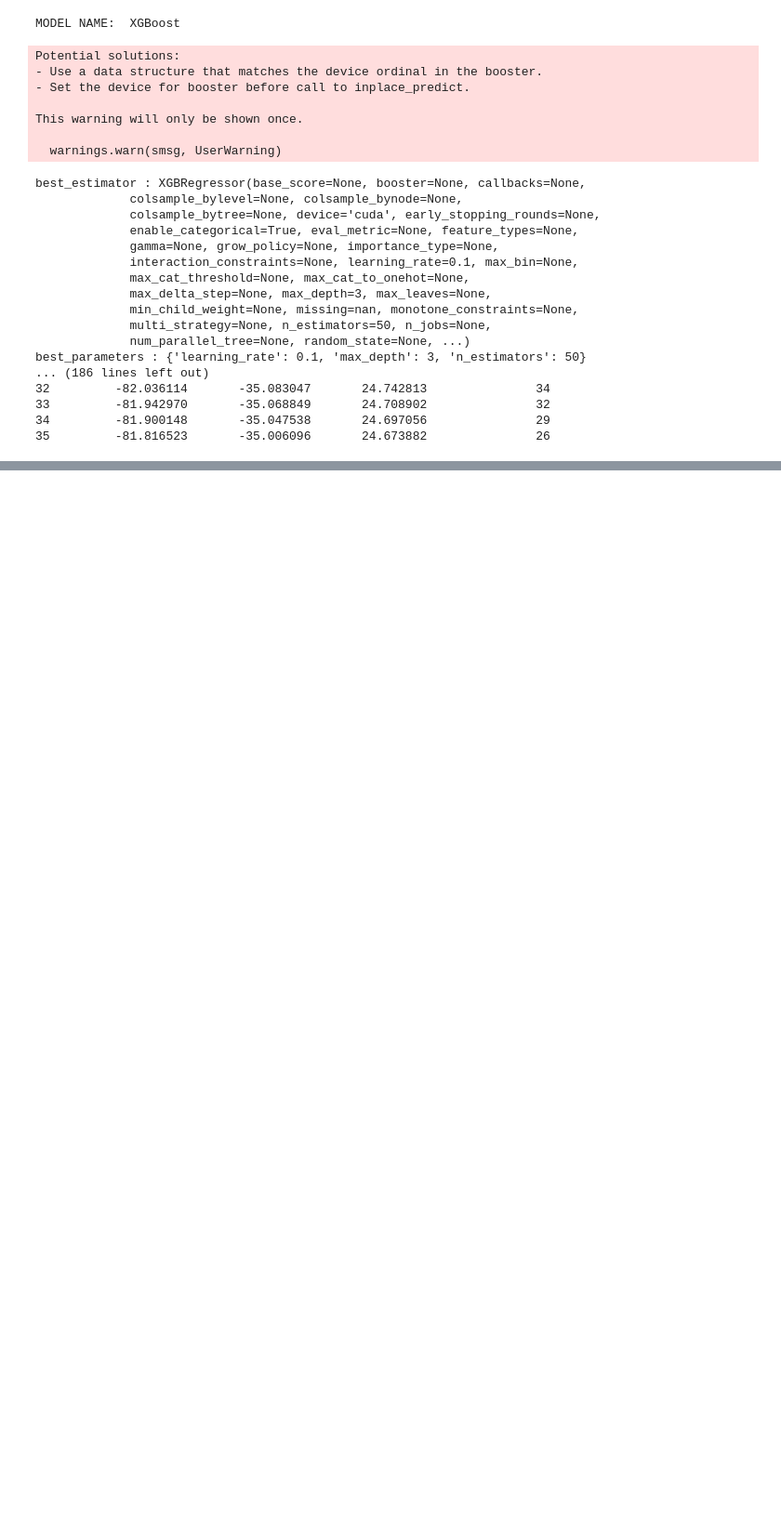
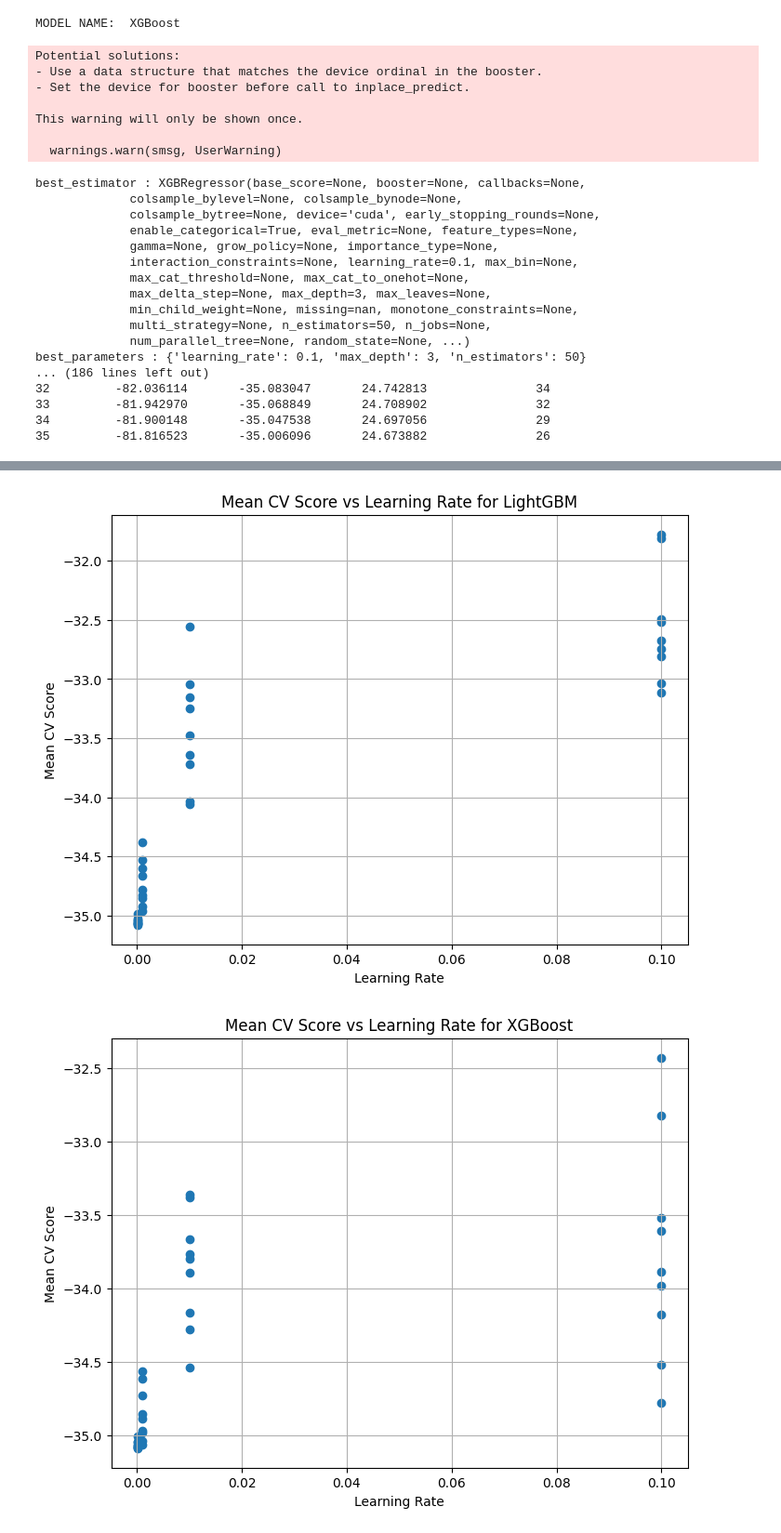
Before and after one commit to pushkarsathe89/na-erdos-fellows-monorepo, a Jupyter notebook: notebooks/plankton_patrol_ChespeakeBayProject-merged_all.ipynb, the cells around one changed output, grey strips where cells are left out. Shown at 93% size. Drawn from its saved outputs; the diff is of its cells as text; code cells hidden in the pictures; blank space fills up the shorter version.

Commit message:
Final update with results

```diff
--- a/notebooks/plankton_patrol_ChespeakeBayProject-merged_all.ipynb
+++ b/notebooks/plankton_patrol_ChespeakeBayProject-merged_all.ipynb
@@ -466,0 +534,16 @@ Using 133422 background data samples could cause slower run times. Consider usin
+# %%
+# Example for XGBoost (repeat for other models)
+for model_name in model_names[:-1]:
+    cv_results_xgb = all_best_models[model_name]['cv_results']
+    param_name = 'param_learning_rate'  # Use a different parameter name based on your grid search
+
+    plt.figure(figsize=(8, 6))
+    plt.scatter(cv_results_xgb[param_name], cv_results_xgb['mean_test_score'], marker='o')
+    plt.xlabel('Learning Rate')
+    plt.ylabel('Mean CV Score')
+    plt.title(f'Mean CV Score vs Learning Rate for {model_name}')
+    plt.grid(True)
+    plt.show()
+# %% [output]
+[figure, added]
+[figure, added]
```
Also changed, not shown: parts of 9 cells of this notebook, 1 other file.
